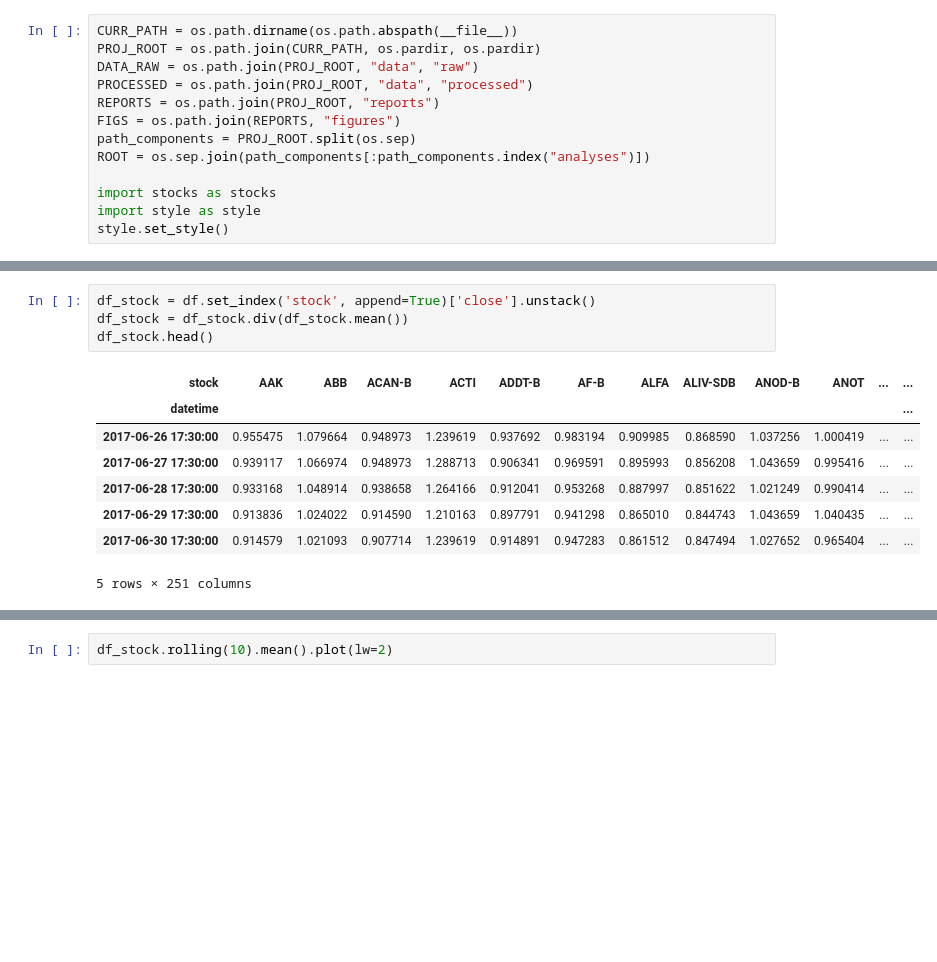
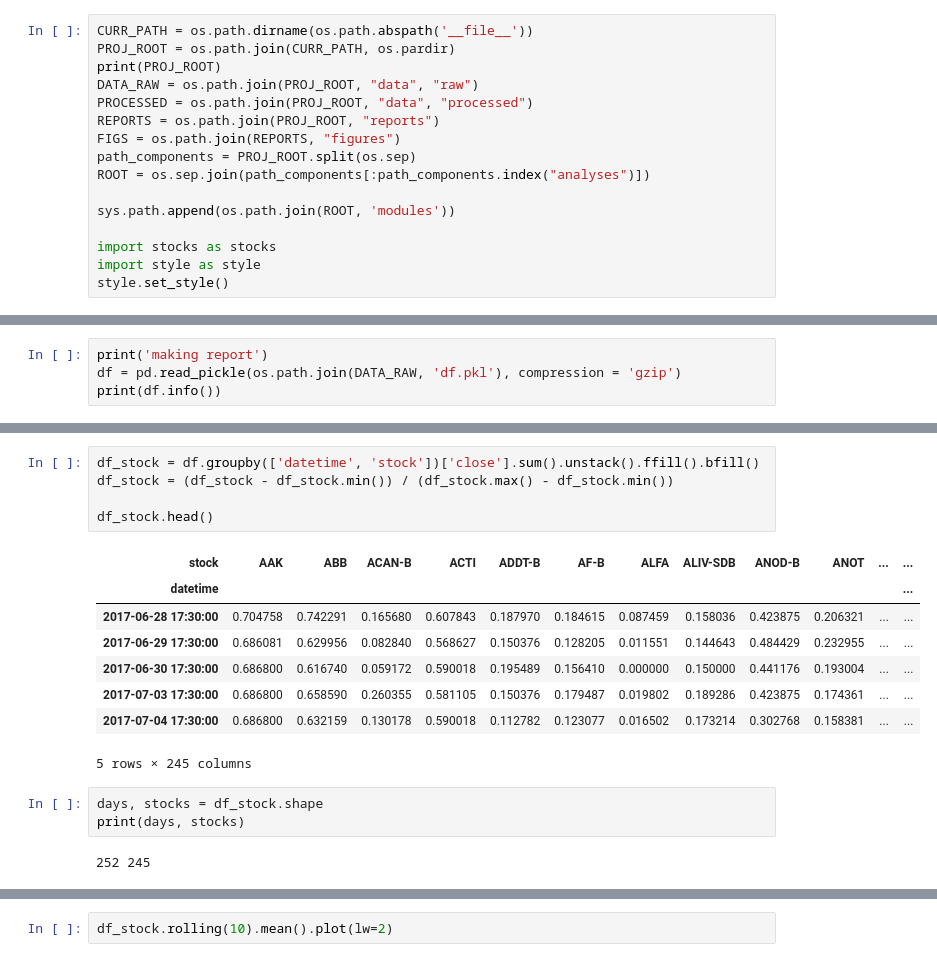
Before and after one commit to Hjartarson/stock-market, a Jupyter notebook: analyses/clustering/notebooks/cluster-stocks.ipynb, the cells around one changed output, grey strips where cells are left out. Cells and saved outputs as stored; diff of their text form; blank space fills up the shorter version.

```diff
--- a/analyses/clustering/notebooks/cluster-stocks.ipynb
+++ b/analyses/clustering/notebooks/cluster-stocks.ipynb
@@ -12,6 +12,7 @@ print(today)
 # %%
-CURR_PATH = os.path.dirname(os.path.abspath(__file__))
-PROJ_ROOT = os.path.join(CURR_PATH, os.pardir, os.pardir)
+CURR_PATH = os.path.dirname(os.path.abspath('__file__'))
+PROJ_ROOT = os.path.join(CURR_PATH, os.pardir)
+print(PROJ_ROOT)
 DATA_RAW = os.path.join(PROJ_ROOT, "data", "raw")
 PROCESSED = os.path.join(PROJ_ROOT, "data", "processed")
 REPORTS = os.path.join(PROJ_ROOT, "reports")
@@ -19,6 +20,8 @@ FIGS = os.path.join(REPORTS, "figures")
 path_components = PROJ_ROOT.split(os.sep)
 ROOT = os.sep.join(path_components[:path_components.index("analyses")])
 
+sys.path.append(os.path.join(ROOT, 'modules'))
+
 import stocks as stocks
 import style as style
 style.set_style()
@@ -89,0 +31,4 @@ df.shape
+# %%
+print('making report')
+df = pd.read_pickle(os.path.join(DATA_RAW, 'df.pkl'), compression = 'gzip')
+print(df.info())
@@ -90,16 +50,22 @@ df.shape
 # %%
-df_stock = df.set_index('stock', append=True)['close'].unstack()
-df_stock = df_stock.div(df_stock.mean())
+df_stock = df.groupby(['datetime', 'stock'])['close'].sum().unstack().ffill().bfill()
+df_stock = (df_stock - df_stock.min()) / (df_stock.max() - df_stock.min())
+
 df_stock.head()
 # %% [output]
 | stock | AAK | ABB | ACAN-B | ACTI | ADDT-B | AF-B | ALFA | ALIV-SDB | ANOD-B | ANOT | ... | ... |
 | datetime |  |  |  |  |  |  |  |  |  |  |  | ... |
-| 2017-06-26 17:30:00 | 0.955475 | 1.079664 | 0.948973 | 1.239619 | 0.937692 | 0.983194 | 0.909985 | 0.868590 | 1.037256 | 1.000419 | ... | ... |
-| 2017-06-27 17:30:00 | 0.939117 | 1.066974 | 0.948973 | 1.288713 | 0.906341 | 0.969591 | 0.895993 | 0.856208 | 1.043659 | 0.995416 | ... | ... |
-| 2017-06-28 17:30:00 | 0.933168 | 1.048914 | 0.938658 | 1.264166 | 0.912041 | 0.953268 | 0.887997 | 0.851622 | 1.021249 | 0.990414 | ... | ... |
-| 2017-06-29 17:30:00 | 0.913836 | 1.024022 | 0.914590 | 1.210163 | 0.897791 | 0.941298 | 0.865010 | 0.844743 | 1.043659 | 1.040435 | ... | ... |
-| 2017-06-30 17:30:00 | 0.914579 | 1.021093 | 0.907714 | 1.239619 | 0.914891 | 0.947283 | 0.861512 | 0.847494 | 1.027652 | 0.965404 | ... | ... |
+| 2017-06-28 17:30:00 | 0.704758 | 0.742291 | 0.165680 | 0.607843 | 0.187970 | 0.184615 | 0.087459 | 0.158036 | 0.423875 | 0.206321 | ... | ... |
+| 2017-06-29 17:30:00 | 0.686081 | 0.629956 | 0.082840 | 0.568627 | 0.150376 | 0.128205 | 0.011551 | 0.144643 | 0.484429 | 0.232955 | ... | ... |
+| 2017-06-30 17:30:00 | 0.686800 | 0.616740 | 0.059172 | 0.590018 | 0.195489 | 0.156410 | 0.000000 | 0.150000 | 0.441176 | 0.193004 | ... | ... |
+| 2017-07-03 17:30:00 | 0.686800 | 0.658590 | 0.260355 | 0.581105 | 0.150376 | 0.179487 | 0.019802 | 0.189286 | 0.423875 | 0.174361 | ... | ... |
+| 2017-07-04 17:30:00 | 0.686800 | 0.632159 | 0.130178 | 0.590018 | 0.112782 | 0.123077 | 0.016502 | 0.173214 | 0.302768 | 0.158381 | ... | ... |
-5 rows × 251 columns
+5 rows × 245 columns
+# %%
+days, stocks = df_stock.shape
+print(days, stocks)
+# %% [output]
+252 245
 # %%
 df_stock.sample(n=10, axis=1).rolling(1).mean().plot(lw=2)
 # %% [output]
```
Also changed, not shown: parts of 8 cells of this notebook, 3 other files.
